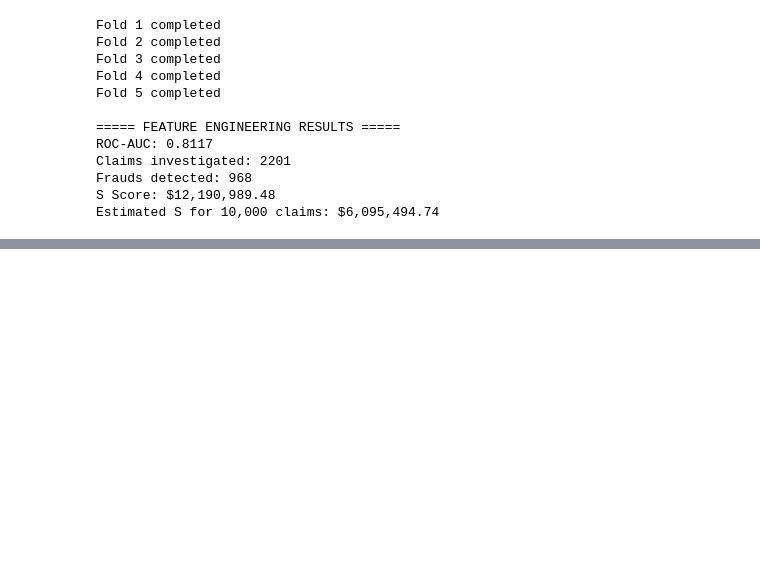
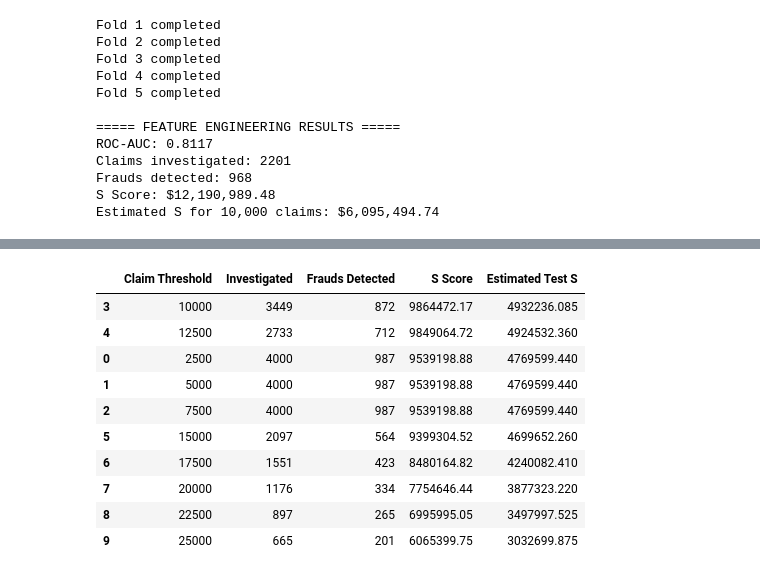
Before and after one commit to AllyJT/eda202602, a Jupyter notebook: modeling_paige.ipynb, the cells around one changed output, grey strips where cells are left out. Cells and saved outputs as stored; diff of their text form; code cells hidden in the pictures; blank space fills up the shorter version.

```diff
--- a/modeling_paige.ipynb
+++ b/modeling_paige.ipynb
@@ -563,0 +457,53 @@ Unique claim IDs: 10000
+# %%
+import numpy as np
+import pandas as pd
+
+amounts = train["claim_amount"].to_numpy()
+fraud = train["is_fraud"].to_numpy()
+
+thresholds = np.arange(2500, 50001, 2500)
+
+results = []
+
+for threshold in thresholds:
+
+    # Select claims above the threshold
+    candidates = np.where(amounts >= threshold)[0]
+
+    # Prioritise the largest claims
+    selected = candidates[
+        np.argsort(-amounts[candidates])
+    ][:4000]
+
+    # Calculate financial score
+    S = np.sum(
+        fraud[selected] * amounts[selected] - 2500
+    )
+
+    results.append({
+        "Claim Threshold": threshold,
+        "Investigated": len(selected),
+        "Frauds Detected": fraud[selected].sum(),
+        "S Score": S,
+        "Estimated Test S": S / 2
+    })
+
+amount_results = pd.DataFrame(results)
+
+display(
+    amount_results.sort_values(
+        "S Score", ascending=False
+    ).head(10)
+)
+# %% [output]
+|  | Claim Threshold | Investigated | Frauds Detected | S Score | Estimated Test S |
+| 3 | 10000 | 3449 | 872 | 9864472.17 | 4932236.085 |
+| 4 | 12500 | 2733 | 712 | 9849064.72 | 4924532.360 |
+| 0 | 2500 | 4000 | 987 | 9539198.88 | 4769599.440 |
+| 1 | 5000 | 4000 | 987 | 9539198.88 | 4769599.440 |
+| 2 | 7500 | 4000 | 987 | 9539198.88 | 4769599.440 |
+| 5 | 15000 | 2097 | 564 | 9399304.52 | 4699652.260 |
+| 6 | 17500 | 1551 | 423 | 8480164.82 | 4240082.410 |
+| 7 | 20000 | 1176 | 334 | 7754646.44 | 3877323.220 |
+| 8 | 22500 | 897 | 265 | 6995995.05 | 3497997.525 |
+| 9 | 25000 | 665 | 201 | 6065399.75 | 3032699.875 |
```
Also changed, not shown: parts of 11 cells of this notebook, 5 other files.
